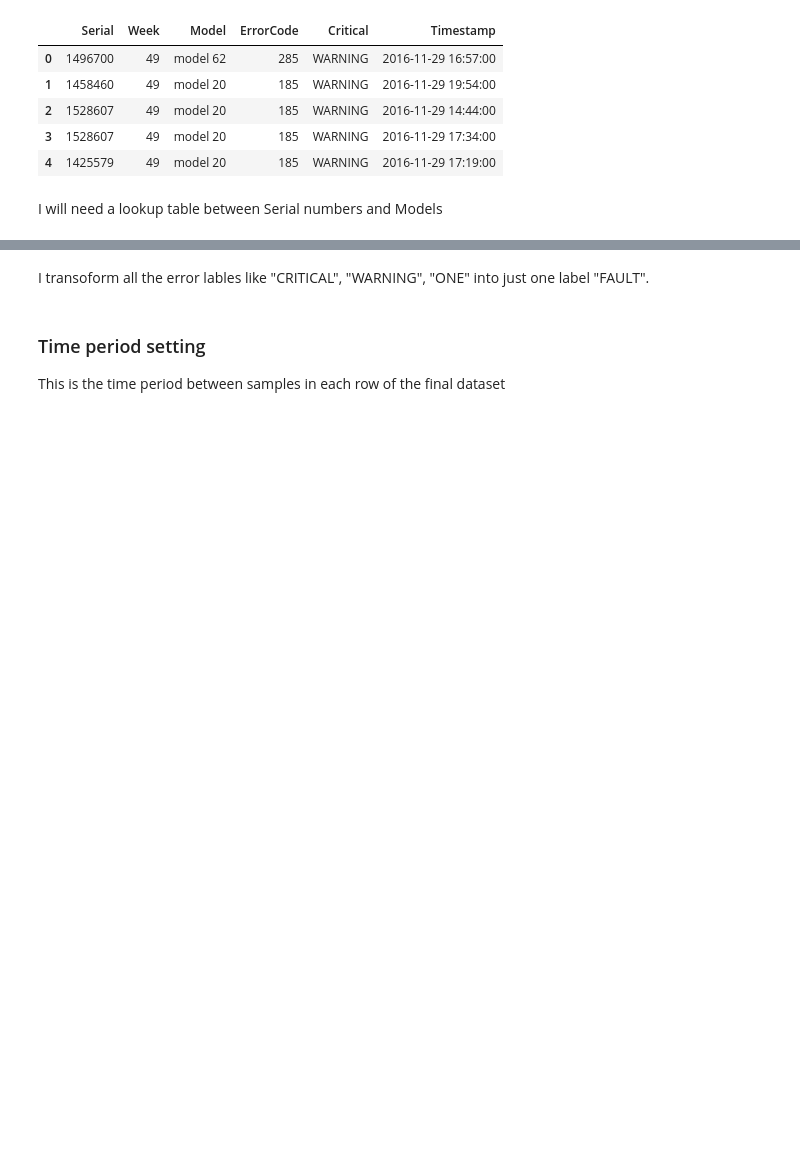
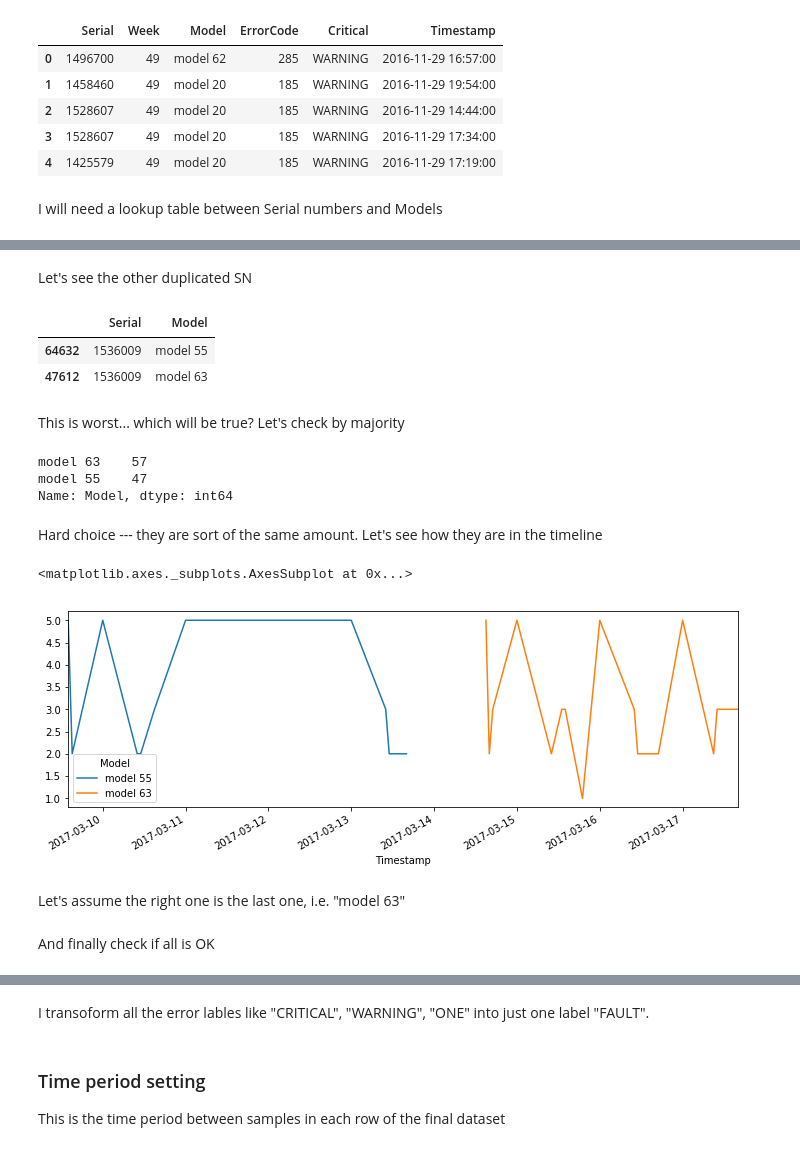
Before and after one commit to mallibus/Flairbit-Coffee-Machines-DataWranglin, a Jupyter notebook: Exploration.ipynb, the cells around one changed output, grey strips where cells are left out. Cells and saved outputs as stored; diff of their text form; code cells hidden in the pictures; blank space fills up the shorter version.

```diff
--- a/Exploration.ipynb
+++ b/Exploration.ipynb
@@ -920,0 +961,29 @@ I will need a lookup table between Serial numbers and Models
+# %% [markdown]
+Let's see the other duplicated SN
+# %%
+pd.concat([df_faultsf[['Serial','Model']],df_countersf[['Serial','Model']]]).drop_duplicates()\
+    .groupby('Serial').get_group('1536009')
+# %% [output]
+|  | Serial | Model |
+| 64632 | 1536009 | model 55 |
+| 47612 | 1536009 | model 63 |
+# %% [markdown]
+This is worst... which will be true? Let's check by majority
+# %%
+pd.concat([df_faultsf[['Serial','Model']],df_countersf[['Serial','Model']]])\
+            .set_index('Serial').loc['1536009']['Model'].value_counts()
+# %% [output]
+model 63    57
+model 55    47
+Name: Model, dtype: int64
+# %% [markdown]
+Hard choice --- they are sort of the same amount. Let's see how they are in the timeline
+# %%
+pd.concat([df_faultsf[['Serial','Model','Timestamp']],df_countersf[['Serial','Model','Timestamp']]])\
+            .set_index('Serial').loc['1536009'].reset_index().groupby(['Timestamp','Model'])['Serial'].count()\
+            .unstack('Model').plot(figsize=(12,4))
+# %% [output]
+<matplotlib.axes._subplots.AxesSubplot at 0x...>
+[figure, added]
+# %% [markdown]
+Let's assume the right one is the last one, i.e. "model 63"
@@ -920,0 +995,2 @@ I will need a lookup table between Serial numbers and Models
+# %% [markdown]
+And finally check if all is OK
```
Also changed, not shown: parts of 75 cells of this notebook, 8 other files.
